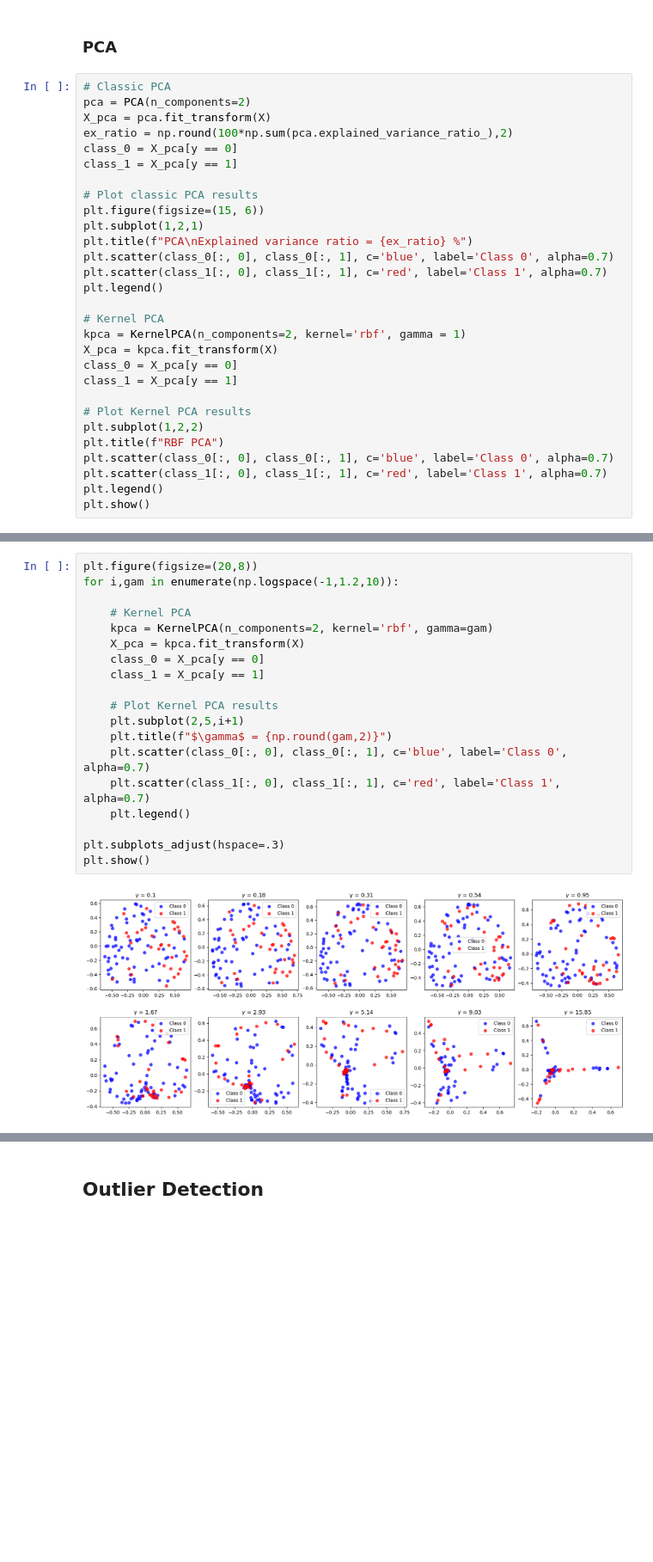
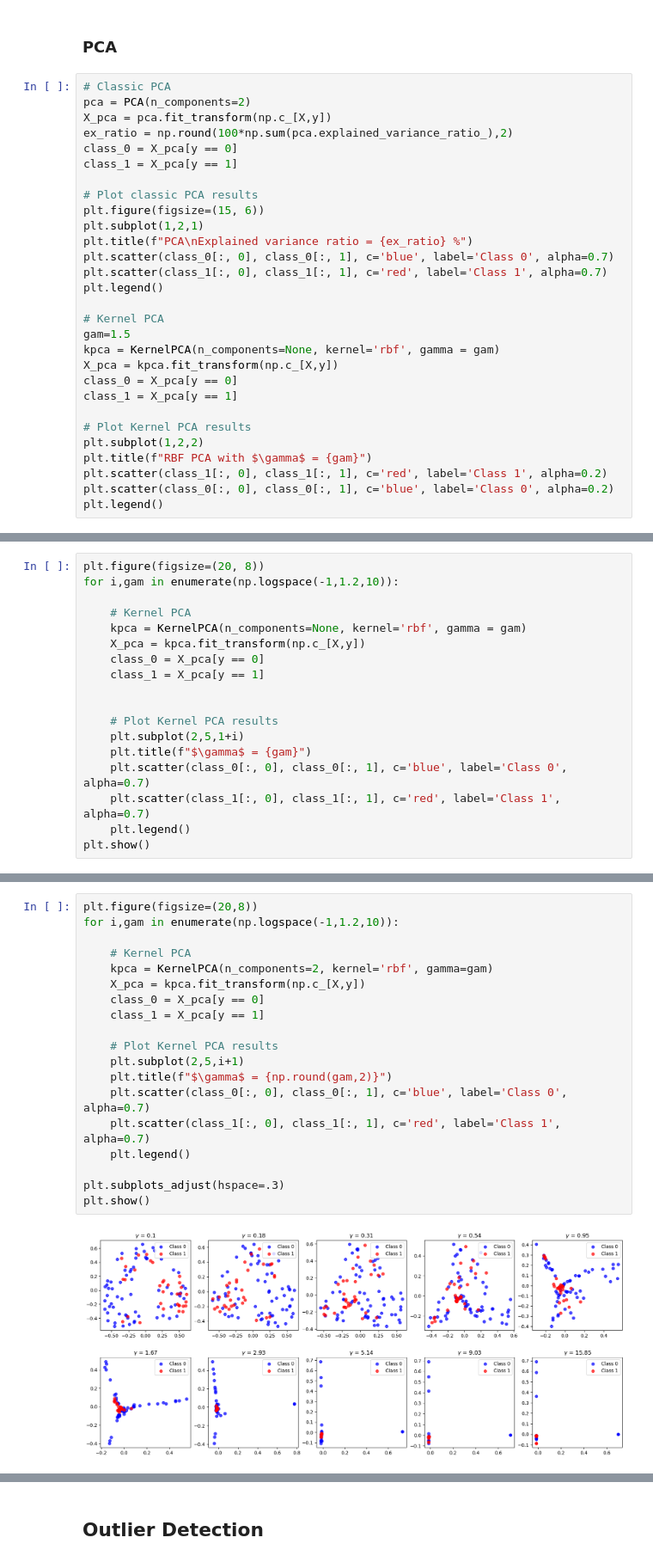
Before and after one commit to Thomas-labreur/StatLearnProject, a Jupyter notebook: main.ipynb, the cells around one changed output, grey strips where cells are left out. Shown at 86% size. Saved outputs shown, nothing was run; the diff lists cells and outputs as text; blank space fills up the shorter version.

```diff
--- a/main.ipynb
+++ b/main.ipynb
@@ -64,7 +64,7 @@ plt.show()
 # %%
 # Classic PCA
 pca = PCA(n_components=2)
-X_pca = pca.fit_transform(X)
+X_pca = pca.fit_transform(np.c_[X,y])
 ex_ratio = np.round(100*np.sum(pca.explained_variance_ratio_),2)
 class_0 = X_pca[y == 0]
 class_1 = X_pca[y == 1]
@@ -78,16 +78,16 @@ plt.scatter(class_1[:, 0], class_1[:, 1], c='red', label='Class 1', alpha=0.7)
 plt.legend()
 
 # Kernel PCA
-kpca = KernelPCA(n_components=2, kernel='rbf', gamma = 1)
-X_pca = kpca.fit_transform(X)
+gam=1.5
+kpca = KernelPCA(n_components=None, kernel='rbf', gamma = gam)
+X_pca = kpca.fit_transform(np.c_[X,y])
 class_0 = X_pca[y == 0]
 class_1 = X_pca[y == 1]
 
 # Plot Kernel PCA results
 plt.subplot(1,2,2)
-plt.title(f"RBF PCA")
-plt.scatter(class_0[:, 0], class_0[:, 1], c='blue', label='Class 0', alpha=0.7)
-plt.scatter(class_1[:, 0], class_1[:, 1], c='red', label='Class 1', alpha=0.7)
+plt.title(f"RBF PCA with $\gamma$ = {gam}")
+plt.scatter(class_1[:, 0], class_1[:, 1], c='red', label='Class 1', alpha=0.2)
+plt.scatter(class_0[:, 0], class_0[:, 1], c='blue', label='Class 0', alpha=0.2)
 plt.legend()
-plt.show()
 # %% [output]
@@ -94,0 +96,18 @@ plt.show()
+# %%
+plt.figure(figsize=(20, 8))
+for i,gam in enumerate(np.logspace(-1,1.2,10)):
+
+    # Kernel PCA
+    kpca = KernelPCA(n_components=None, kernel='rbf', gamma = gam)
+    X_pca = kpca.fit_transform(np.c_[X,y])
+    class_0 = X_pca[y == 0]
+    class_1 = X_pca[y == 1]
+
+
+    # Plot Kernel PCA results
+    plt.subplot(2,5,1+i)
+    plt.title(f"$\gamma$ = {gam}")
+    plt.scatter(class_0[:, 0], class_0[:, 1], c='blue', label='Class 0', alpha=0.7)
+    plt.scatter(class_1[:, 0], class_1[:, 1], c='red', label='Class 1', alpha=0.7)
+    plt.legend()
+plt.show()
@@ -95,21 +136,21 @@ plt.show()
 # %%
 plt.figure(figsize=(20,8))
 for i,gam in enumerate(np.logspace(-1,1.2,10)):
 
     # Kernel PCA
     kpca = KernelPCA(n_components=2, kernel='rbf', gamma=gam)
-    X_pca = kpca.fit_transform(X)
+    X_pca = kpca.fit_transform(np.c_[X,y])
     class_0 = X_pca[y == 0]
     class_1 = X_pca[y == 1]
 
     # Plot Kernel PCA results
     plt.subplot(2,5,i+1)
     plt.title(f"$\gamma$ = {np.round(gam,2)}")
     plt.scatter(class_0[:, 0], class_0[:, 1], c='blue', label='Class 0', alpha=0.7)
     plt.scatter(class_1[:, 0], class_1[:, 1], c='red', label='Class 1', alpha=0.7)
     plt.legend()
 
 plt.subplots_adjust(hspace=.3)
 plt.show()
 # %% [output]
-[figure, old version]
+[figure, new version]
```
Also changed, not shown: parts of 6 cells of this notebook.
